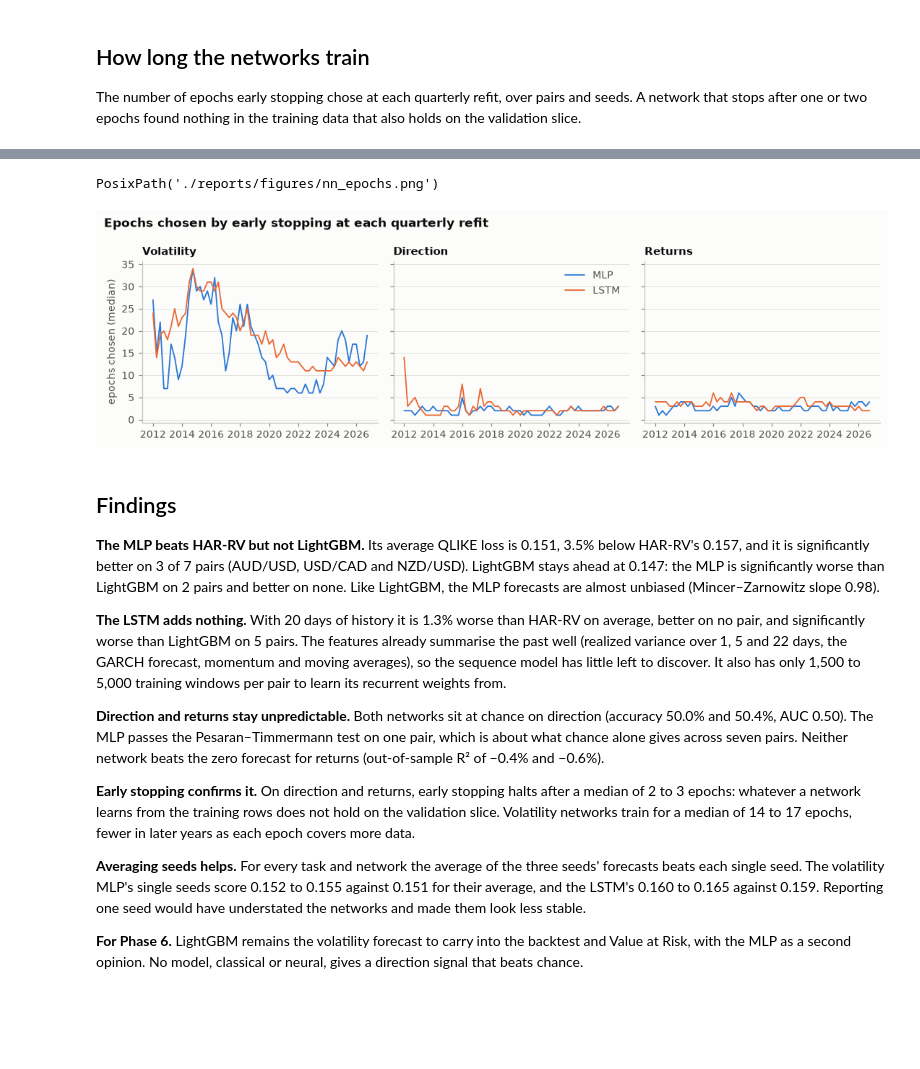
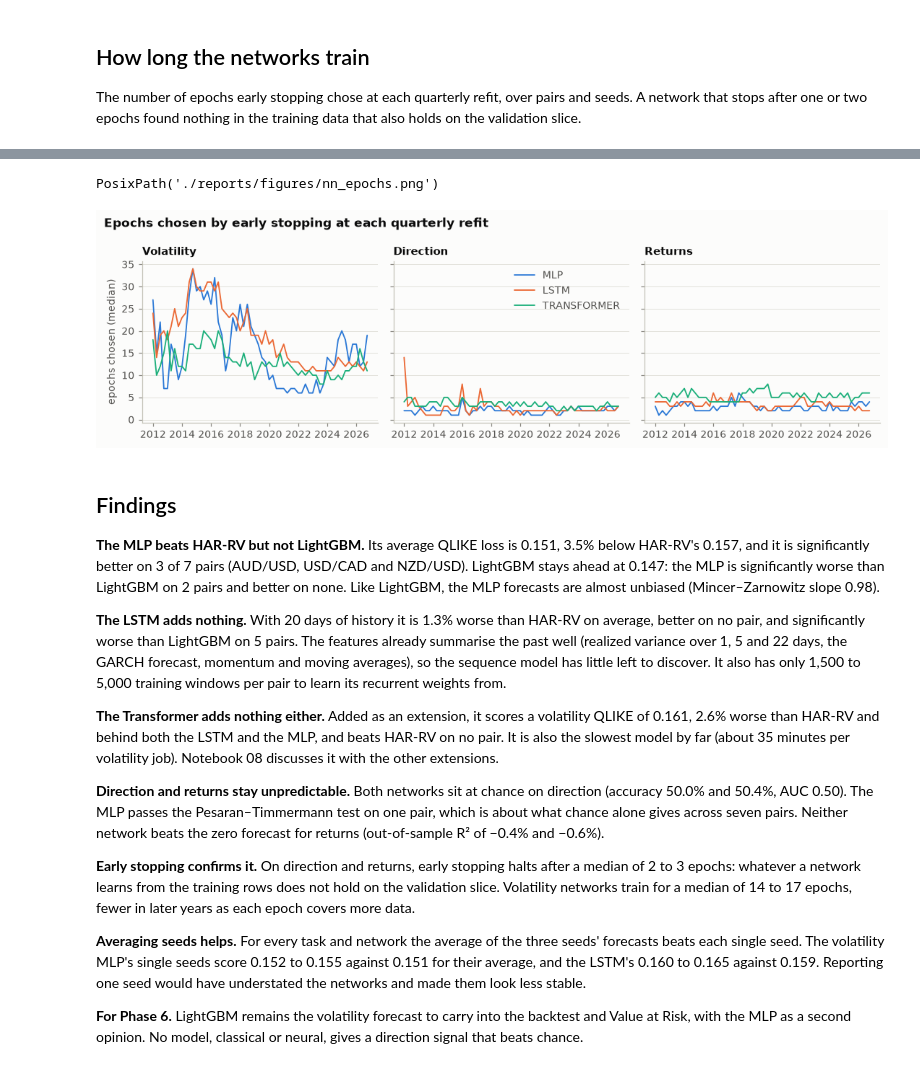
Before and after one commit to Aditya-00786/ML-Project_fx-forecasting, a Jupyter notebook: notebooks/06_neural_networks.ipynb, the cells around one changed output, grey strips where cells are left out. Saved outputs shown, nothing was run; the diff lists cells and outputs as text; code cells hidden in the pictures; blank space fills up the shorter version.

```diff
--- a/notebooks/06_neural_networks.ipynb
+++ b/notebooks/06_neural_networks.ipynb
@@ -29,11 +30,11 @@ training = pd.read_csv(tables / "ml_neural_training.csv")
 predictions = pd.read_parquet(cfg.paths.reports / "predictions" / "ml.parquet")
 pairs = list(cfg.pairs)
 pd.set_option("display.precision", 4)
-NAMES = {"lightgbm": "LightGBM", "mlp": "MLP", "lstm": "LSTM"}
+NAMES = {"lightgbm": "LightGBM", "mlp": "MLP", "lstm": "LSTM", "transformer": "Transformer"}
 # %% [markdown]
 ## Volatility
 # %%
-show = ["baseline_har", "ridge", "lightgbm", "mlp", "lstm"]
+show = ["baseline_har", "ridge", "lightgbm", "mlp", "lstm", "transformer"]
 cols = ["qlike", "rmse_log", "mz_r2", "mz_slope", "pairs_significantly_better"]
 vol[vol.pair == "average"].set_index("model").loc[show, cols]
 # %% [output]
@@ -51,7 +53,7 @@ significant = vol[vol.pair != "average"].assign(
     better=lambda d: (d.dm_vs_baseline_har < 0) & (d.dm_p_vs_baseline_har < 0.05)
 ).pivot(index="pair", columns="model", values="better").loc[pairs]
 
-fig, axes = plt.subplots(1, 3, figsize=(10, 3.2), sharex=True, sharey=True)
+fig, axes = plt.subplots(1, 4, figsize=(11, 3.2), sharex=True, sharey=True)
 for ax, model in zip(axes, NAMES):
     colors = [viz.CATEGORICAL[0] if s else viz.SEQUENTIAL_BLUE[1] for s in significant[model]]
     ax.barh(pairs, gain[model], color=colors, height=0.6)
@@ -77,7 +79,7 @@ for task, reference in [("volatility", "lightgbm"), ("direction", "logistic_l2")
     for pair in pairs:
         group = predictions[(predictions.task == task) & (predictions.pair == pair)]
         wide, actual = aligned(group)
-        for model in ["mlp", "lstm"]:
+        for model in ["mlp", "lstm", "transformer"]:
             stat, p = diebold_mariano(loss(task, actual, wide[model]), loss(task, actual, wide[reference]))
             rows.append({"task": task, "against": reference, "model": model, "pair": pair, "dm": stat, "p": p})
 versus = pd.DataFrame(rows)
@@ -151,27 +164,29 @@ training.groupby(["task", "model"])["epochs"].describe()[["mean", "25%", "50%",
 # %%
 fig, axes = plt.subplots(1, 3, figsize=(10, 3), sharey=True)
 for ax, task in zip(axes, ["volatility", "direction", "returns"]):
-    for i, model in enumerate(["mlp", "lstm"]):
+    for i, model in enumerate(["mlp", "lstm", "transformer"]):
         rows = training[(training.task == task) & (training.model == model)]
         median = rows.groupby("period")["epochs"].median()
         ax.plot(pd.to_datetime(median.index), median.to_numpy(),
                 color=viz.CATEGORICAL[i], label=model.upper(), lw=1.2)
     ax.set_title(task.capitalize())
 axes[0].set_ylabel("epochs chosen (median)")
 axes[1].legend(loc="upper right")
 fig.suptitle("Epochs chosen by early stopping at each quarterly refit", x=0.01, ha="left",
              fontweight="bold")
 fig.tight_layout()
 viz.save(fig, "nn_epochs")
 # %% [output]
 PosixPath('./reports/figures/nn_epochs.png')
-[figure, old version]
+[figure, new version]
 # %% [markdown]
 ## Findings
 
 **The MLP beats HAR-RV but not LightGBM.** Its average QLIKE loss is 0.151, 3.5% below HAR-RV's 0.157, and it is significantly better on 3 of 7 pairs (AUD/USD, USD/CAD and NZD/USD). LightGBM stays ahead at 0.147: the MLP is significantly worse than LightGBM on 2 pairs and better on none. Like LightGBM, the MLP forecasts are almost unbiased (Mincer–Zarnowitz slope 0.98).
 
 **The LSTM adds nothing.** With 20 days of history it is 1.3% worse than HAR-RV on average, better on no pair, and significantly worse than LightGBM on 5 pairs. The features already summarise the past well (realized variance over 1, 5 and 22 days, the GARCH forecast, momentum and moving averages), so the sequence model has little left to discover. It also has only 1,500 to 5,000 training windows per pair to learn its recurrent weights from.
+
+**The Transformer adds nothing either.** Added as an extension, it scores a volatility QLIKE of 0.161, 2.6% worse than HAR-RV and behind both the LSTM and the MLP, and beats HAR-RV on no pair. It is also the slowest model by far (about 35 minutes per volatility job). Notebook 08 discusses it with the other extensions.
 
 **Direction and returns stay unpredictable.** Both networks sit at chance on direction (accuracy 50.0% and 50.4%, AUC 0.50). The MLP passes the Pesaran–Timmermann test on one pair, which is about what chance alone gives across seven pairs. Neither network beats the zero forecast for returns (out-of-sample R² of −0.4% and −0.6%).
 
```
Also changed, not shown: parts of 8 cells of this notebook, 54 other files.
